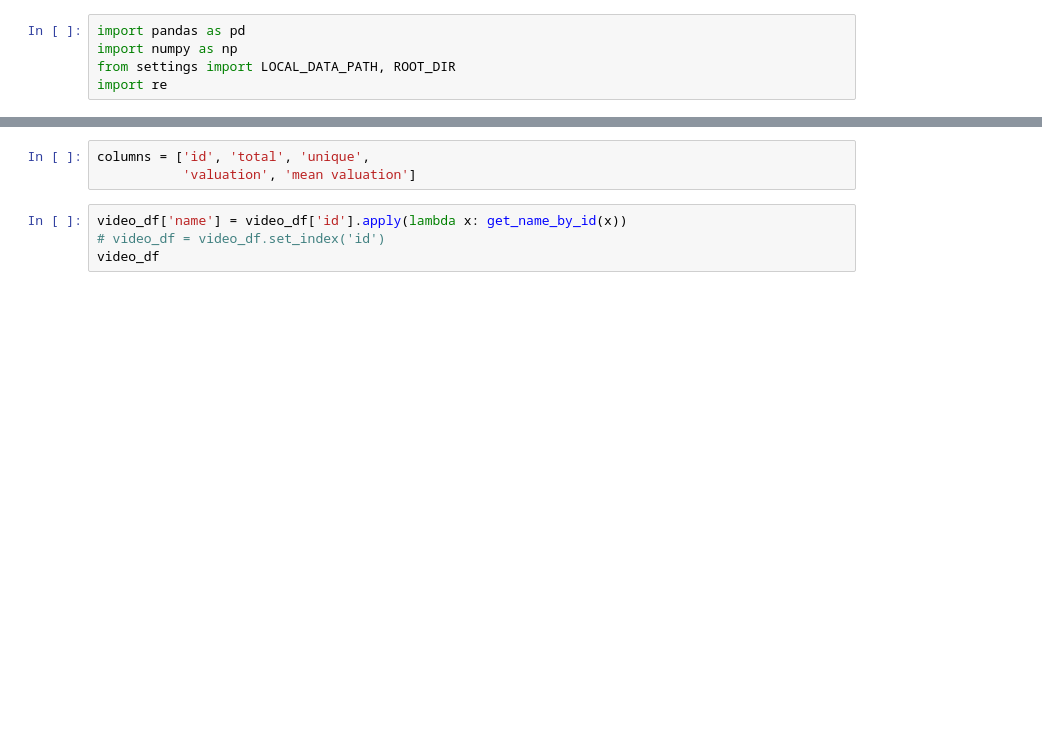
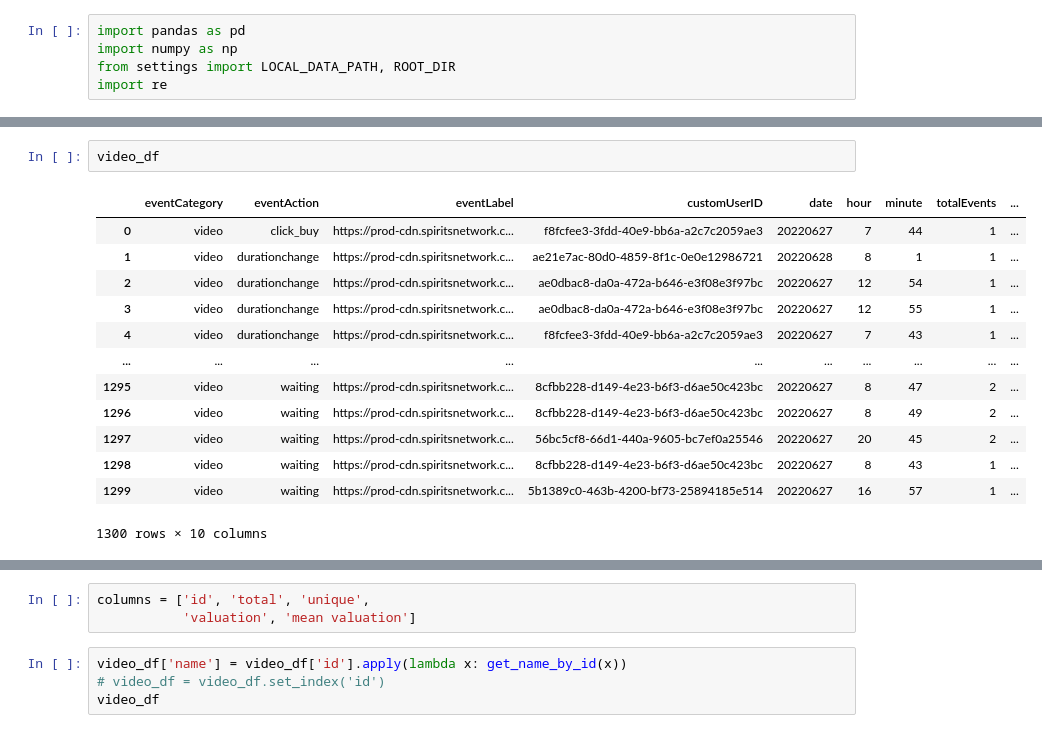
Before and after one commit to Vladykart/spirit_dashboard, a Jupyter notebook: notebooks/to_mongo_db.ipynb, the cells around one changed output, grey strips where cells are left out. Saved outputs shown, nothing was run; the diff lists cells and outputs as text; blank space fills up the shorter version.

```diff
--- a/notebooks/to_mongo_db.ipynb
+++ b/notebooks/to_mongo_db.ipynb
@@ -28,6 +25,22 @@ name_space
 | 477A1480-F9FD-4BF1-9B11-FFCBF65A5154 | Mezcal: GuildSomm |
 | 893D2158-DF24-4C05-9817-FFD779F973EE | Speakeasy (S2E4) |
 682 rows × 1 columns
+# %%
+video_df
+# %% [output]
+|  | eventCategory | eventAction | eventLabel | customUserID | date | hour | minute | totalEvents | ... |
+| 0 | video | click_buy | https://prod-cdn.spiritsnetwork.c... | f8fcfee3-3fdd-40e9-bb6a-a2c7c2059ae3 | 20220627 | 7 | 44 | 1 | ... |
+| 1 | video | durationchange | https://prod-cdn.spiritsnetwork.c... | ae21e7ac-80d0-4859-8f1c-0e0e12986721 | 20220628 | 8 | 1 | 1 | ... |
+| 2 | video | durationchange | https://prod-cdn.spiritsnetwork.c... | ae0dbac8-da0a-472a-b646-e3f08e3f97bc | 20220627 | 12 | 54 | 1 | ... |
+| 3 | video | durationchange | https://prod-cdn.spiritsnetwork.c... | ae0dbac8-da0a-472a-b646-e3f08e3f97bc | 20220627 | 12 | 55 | 1 | ... |
+| 4 | video | durationchange | https://prod-cdn.spiritsnetwork.c... | f8fcfee3-3fdd-40e9-bb6a-a2c7c2059ae3 | 20220627 | 7 | 43 | 1 | ... |
+| ... | ... | ... | ... | ... | ... | ... | ... | ... | ... |
+| 1295 | video | waiting | https://prod-cdn.spiritsnetwork.c... | 8cfbb228-d149-4e23-b6f3-d6ae50c423bc | 20220627 | 8 | 47 | 2 | ... |
+| 1296 | video | waiting | https://prod-cdn.spiritsnetwork.c... | 8cfbb228-d149-4e23-b6f3-d6ae50c423bc | 20220627 | 8 | 49 | 2 | ... |
+| 1297 | video | waiting | https://prod-cdn.spiritsnetwork.c... | 56bc5cf8-66d1-440a-9605-bc7ef0a25546 | 20220627 | 20 | 45 | 2 | ... |
+| 1298 | video | waiting | https://prod-cdn.spiritsnetwork.c... | 8cfbb228-d149-4e23-b6f3-d6ae50c423bc | 20220627 | 8 | 43 | 1 | ... |
+| 1299 | video | waiting | https://prod-cdn.spiritsnetwork.c... | 5b1389c0-463b-4200-bf73-25894185e514 | 20220627 | 16 | 57 | 1 | ... |
+1300 rows × 10 columns
 # %%
 def split_link(x):
     s = re.split('[/&?]', str(x))
```
Also changed, not shown: parts of 7 cells of this notebook, 2 other files.
